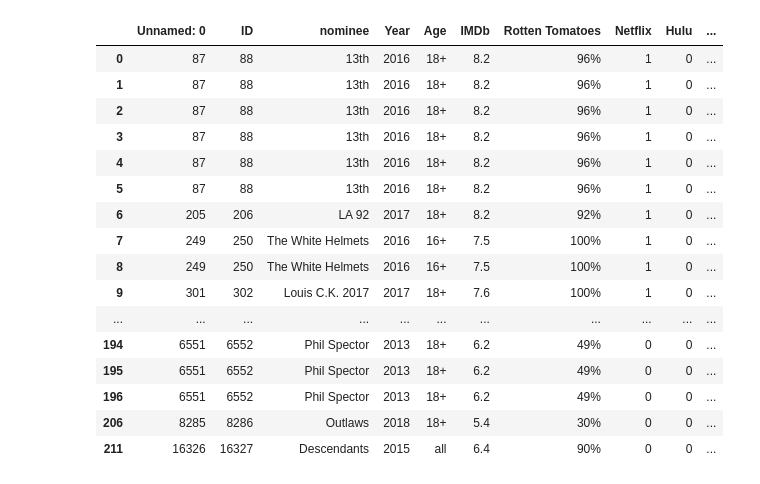
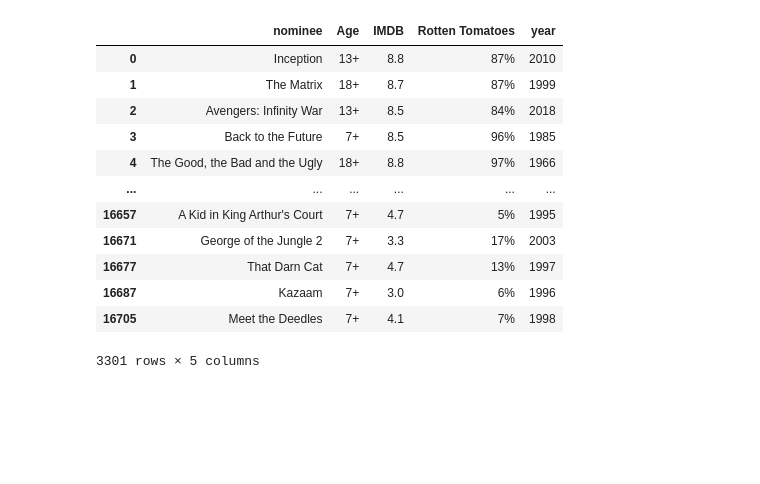
Before and after one commit to jzhao0626/ProjectETL_Movie, a Jupyter notebook: Untitled.ipynb, the cells around one changed output. Saved outputs shown, nothing was run; the diff lists cells and outputs as text; code cells hidden in the pictures; blank space fills up the shorter version.

```diff
--- a/Untitled.ipynb
+++ b/Untitled.ipynb
@@ -7 +34,26 @@ stream_df = pd.read_csv('streaming platforms.csv').dropna()
+# %%
+rating = {
+    "nominee":nominee,
+    "Age": age,
+    "IMDB": IMDB,
+    "Rotten Tomatoes": rotten_tomatoes,
+    "year" : year
+}
+# %%
+rating_df = pd.DataFrame(rating)
+rating_df
+# %% [output]
+|  | nominee | Age | IMDB | Rotten Tomatoes | year |
+| 0 | Inception | 13+ | 8.8 | 87% | 2010 |
+| 1 | The Matrix | 18+ | 8.7 | 87% | 1999 |
+| 2 | Avengers: Infinity War | 13+ | 8.5 | 84% | 2018 |
+| 3 | Back to the Future | 7+ | 8.5 | 96% | 1985 |
+| 4 | The Good, the Bad and the Ugly | 18+ | 8.8 | 97% | 1966 |
+| ... | ... | ... | ... | ... | ... |
+| 16657 | A Kid in King Arthur's Court | 7+ | 4.7 | 5% | 1995 |
+| 16671 | George of the Jungle 2 | 7+ | 3.3 | 17% | 2003 |
+| 16677 | That Darn Cat | 7+ | 4.7 | 13% | 1997 |
+| 16687 | Kazaam | 7+ | 3.0 | 6% | 1996 |
+| 16705 | Meet the Deedles | 7+ | 4.1 | 7% | 1998 |
+3301 rows × 5 columns
 # %%
@@ -15,20 +62,0 @@ merged_filtered= merged.loc[merged['Year'] >= 2013]
-# %%
-merged_filtered
-# %% [output]
-|  | Unnamed: 0 | ID | nominee | Year | Age | IMDb | Rotten Tomatoes | Netflix | Hulu | ... |
-| 0 | 87 | 88 | 13th | 2016 | 18+ | 8.2 | 96% | 1 | 0 | ... |
-| 1 | 87 | 88 | 13th | 2016 | 18+ | 8.2 | 96% | 1 | 0 | ... |
-| 2 | 87 | 88 | 13th | 2016 | 18+ | 8.2 | 96% | 1 | 0 | ... |
-| 3 | 87 | 88 | 13th | 2016 | 18+ | 8.2 | 96% | 1 | 0 | ... |
-| 4 | 87 | 88 | 13th | 2016 | 18+ | 8.2 | 96% | 1 | 0 | ... |
-| 5 | 87 | 88 | 13th | 2016 | 18+ | 8.2 | 96% | 1 | 0 | ... |
-| 6 | 205 | 206 | LA 92 | 2017 | 18+ | 8.2 | 92% | 1 | 0 | ... |
-| 7 | 249 | 250 | The White Helmets | 2016 | 16+ | 7.5 | 100% | 1 | 0 | ... |
-| 8 | 249 | 250 | The White Helmets | 2016 | 16+ | 7.5 | 100% | 1 | 0 | ... |
-| 9 | 301 | 302 | Louis C.K. 2017 | 2017 | 18+ | 7.6 | 100% | 1 | 0 | ... |
-| ... | ... | ... | ... | ... | ... | ... | ... | ... | ... | ... |
-| 194 | 6551 | 6552 | Phil Spector | 2013 | 18+ | 6.2 | 49% | 0 | 0 | ... |
-| 195 | 6551 | 6552 | Phil Spector | 2013 | 18+ | 6.2 | 49% | 0 | 0 | ... |
-| 196 | 6551 | 6552 | Phil Spector | 2013 | 18+ | 6.2 | 49% | 0 | 0 | ... |
-| 206 | 8285 | 8286 | Outlaws | 2018 | 18+ | 5.4 | 30% | 0 | 0 | ... |
-| 211 | 16326 | 16327 | Descendants | 2015 | all | 6.4 | 90% | 0 | 0 | ... |
```
Also changed, not shown: parts of 21 cells of this notebook.
